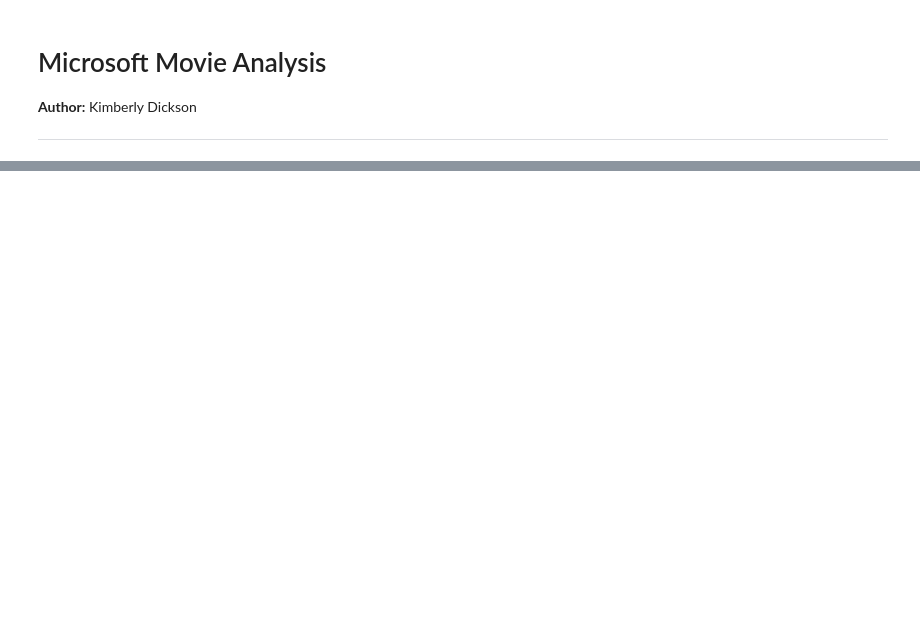
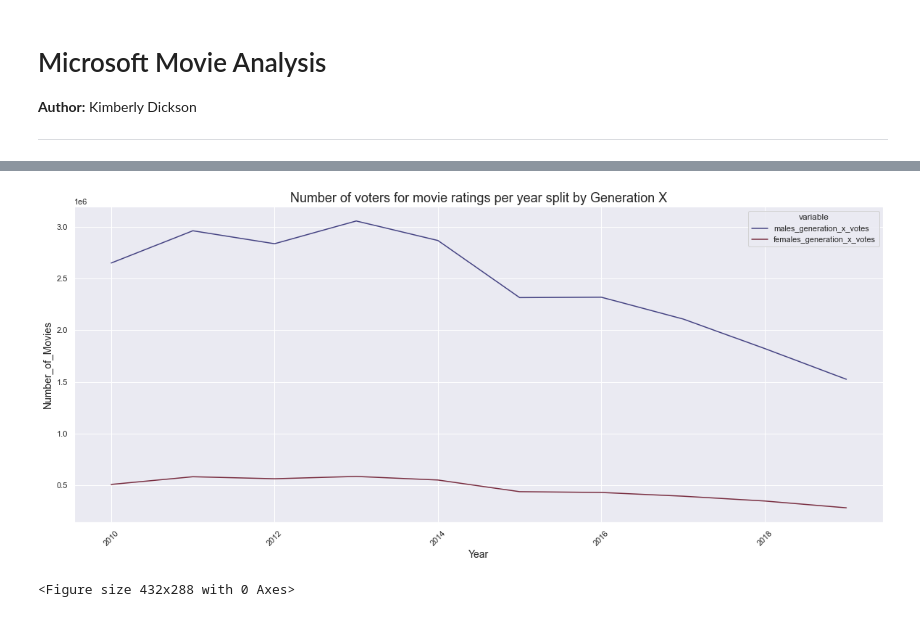
Before and after one commit to lookupkim/110920-pt-project-template, a Jupyter notebook: MMA.ipynb, the cells around one changed output, grey strips where cells are left out. Saved outputs shown, nothing was run; the diff lists cells and outputs as text; code cells hidden in the pictures; blank space fills up the shorter version.

```diff
--- a/MMA.ipynb
+++ b/MMA.ipynb
@@ -935,0 +492,7 @@ df_ratings)
+# %%
+df_male_female_gen_x = movies_ratings[movies_ratings.year >= 2010]
+df_male_female_gen_x = df_male_female_gen_x[df_male_female_gen_x.year < 2020] #excludes 2020
+df_male_female_gen_x = df_male_female_gen_x[['year','title', 'males_45age_votes', 'females_45age_votes']].groupby(['year']).sum().reset_index()
+df_male_female_gen_x = df_male_female_gen_x.rename(columns={'males_45age_votes':'males_generation_x_votes'})
+df_male_female_gen_x = df_male_female_gen_x.rename(columns={'females_45age_votes':'females_generation_x_votes'})
+df_male_female_gen_x
@@ -935,0 +511,15 @@ df_ratings)
+# %%
+plt.figure(figsize=(20, 8))
+categorical = pd.melt(df_male_female_gen_x,id_vars='year')
+sns.lineplot(x="year", y="value", hue="variable", data=categorical, palette='icefire')
+
+plt.xticks(rotation=45)
+
+plt.xlabel('Year', size = 14)
+plt.ylabel('Number_of_Movies', size = 14)
+plt.title('Number of voters for movie ratings per year split by Generation X', size = 18)
+plt.show()
+plt.savefig("Voters for movie ratings per year split by gen_x.jpg");
+# %% [output]
+[figure, added]
+<Figure size 432x288 with 0 Axes>
```
Also changed, not shown: parts of 140 cells of this notebook, 20 other files.
